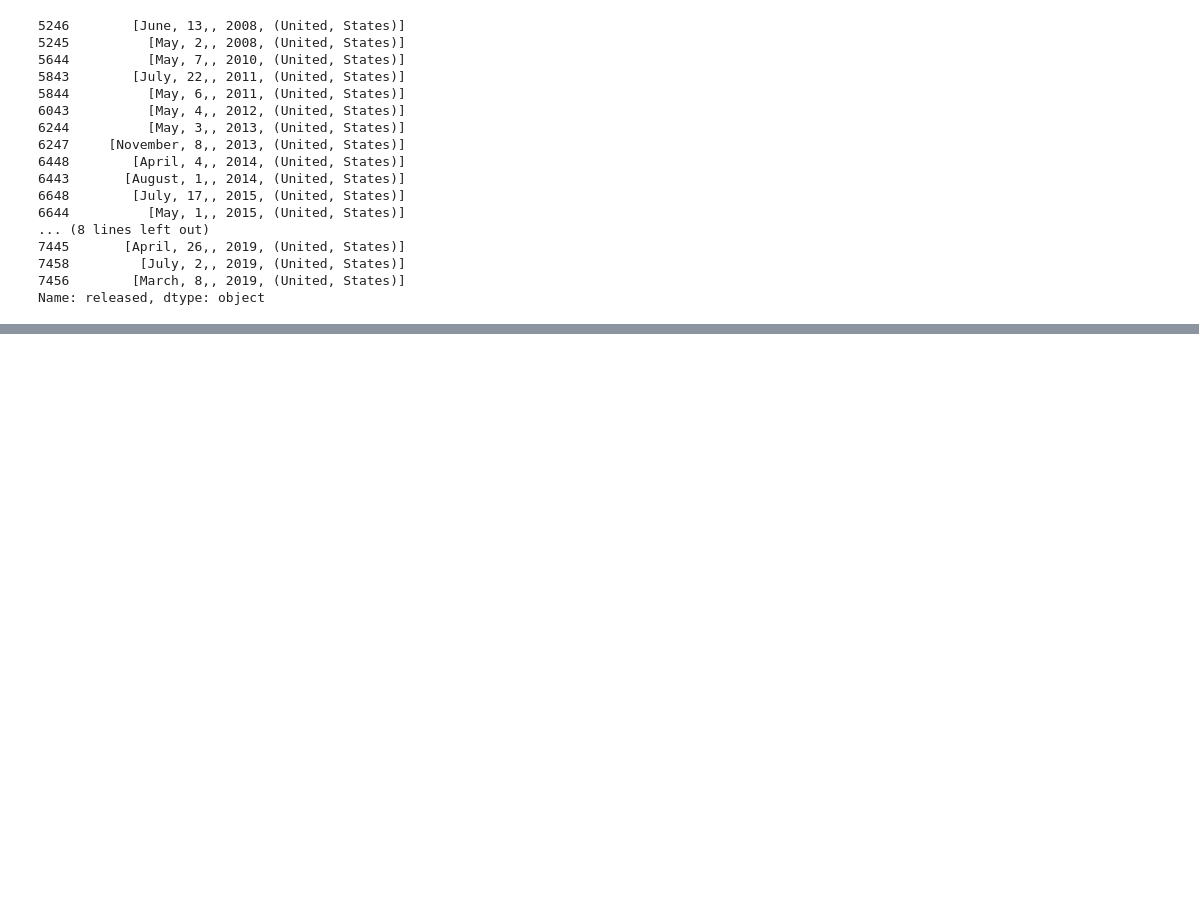
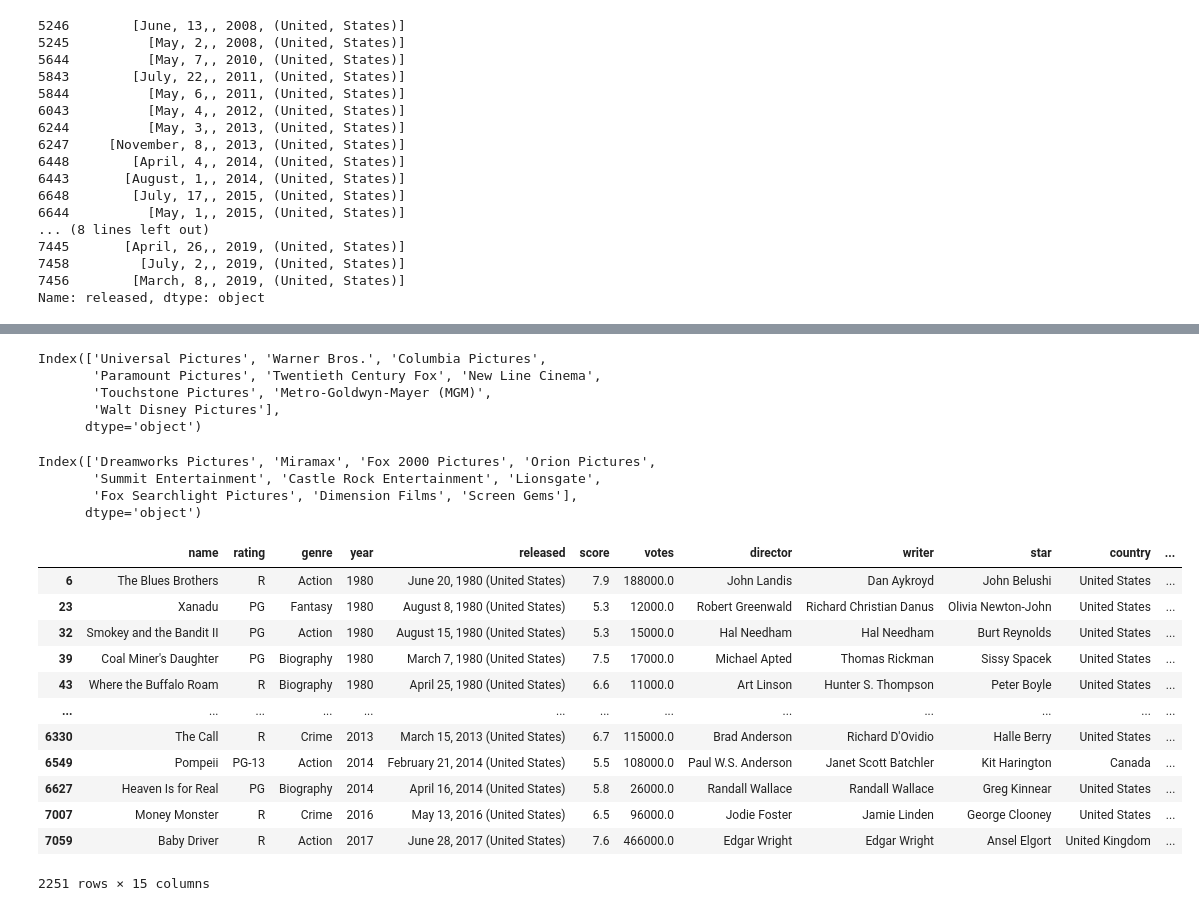
Before and after one commit to JaeHong-Park987/Kaggle, a Jupyter notebook: Movie Industry/Movie Industry 분석.ipynb, the cells around one changed output, grey strips where cells are left out. Drawn from its saved outputs; the diff is of its cells as text; code cells hidden in the pictures; blank space fills up the shorter version.

```diff
--- a/Movie Industry/Movie Industry 분석.ipynb
+++ b/Movie Industry/Movie Industry 분석.ipynb
@@ -525,0 +569,38 @@ Name: released, dtype: object
+# %%
+top20company[:9]
+# %% [output]
+Index(['Universal Pictures', 'Warner Bros.', 'Columbia Pictures',
+       'Paramount Pictures', 'Twentieth Century Fox', 'New Line Cinema',
+       'Touchstone Pictures', 'Metro-Goldwyn-Mayer (MGM)',
+       'Walt Disney Pictures'],
+      dtype='object')
+# %%
+top20company[10:20]
+# %% [output]
+Index(['Dreamworks Pictures', 'Miramax', 'Fox 2000 Pictures', 'Orion Pictures',
+       'Summit Entertainment', 'Castle Rock Entertainment', 'Lionsgate',
+       'Fox Searchlight Pictures', 'Dimension Films', 'Screen Gems'],
+      dtype='object')
+# %%
+df_top10 = pd.DataFrame()
+df_top10_20 = pd.DataFrame()
+
+for i in top20company[:10]:
+     df_new = df[df['company'] == i]
+     df_top10 = pd.concat([df_top10, df_new])
+
+df_top10
+# %% [output]
+|  | name | rating | genre | year | released | score | votes | director | writer | star | country | ... |
+| 6 | The Blues Brothers | R | Action | 1980 | June 20, 1980 (United States) | 7.9 | 188000.0 | John Landis | Dan Aykroyd | John Belushi | United States | ... |
+| 23 | Xanadu | PG | Fantasy | 1980 | August 8, 1980 (United States) | 5.3 | 12000.0 | Robert Greenwald | Richard Christian Danus | Olivia Newton-John | United States | ... |
+| 32 | Smokey and the Bandit II | PG | Action | 1980 | August 15, 1980 (United States) | 5.3 | 15000.0 | Hal Needham | Hal Needham | Burt Reynolds | United States | ... |
+| 39 | Coal Miner's Daughter | PG | Biography | 1980 | March 7, 1980 (United States) | 7.5 | 17000.0 | Michael Apted | Thomas Rickman | Sissy Spacek | United States | ... |
+| 43 | Where the Buffalo Roam | R | Biography | 1980 | April 25, 1980 (United States) | 6.6 | 11000.0 | Art Linson | Hunter S. Thompson | Peter Boyle | United States | ... |
+| ... | ... | ... | ... | ... | ... | ... | ... | ... | ... | ... | ... | ... |
+| 6330 | The Call | R | Crime | 2013 | March 15, 2013 (United States) | 6.7 | 115000.0 | Brad Anderson | Richard D'Ovidio | Halle Berry | United States | ... |
+| 6549 | Pompeii | PG-13 | Action | 2014 | February 21, 2014 (United States) | 5.5 | 108000.0 | Paul W.S. Anderson | Janet Scott Batchler | Kit Harington | Canada | ... |
+| 6627 | Heaven Is for Real | PG | Biography | 2014 | April 16, 2014 (United States) | 5.8 | 26000.0 | Randall Wallace | Randall Wallace | Greg Kinnear | United States | ... |
+| 7007 | Money Monster | R | Crime | 2016 | May 13, 2016 (United States) | 6.5 | 96000.0 | Jodie Foster | Jamie Linden | George Clooney | United States | ... |
+| 7059 | Baby Driver | R | Action | 2017 | June 28, 2017 (United States) | 7.6 | 466000.0 | Edgar Wright | Edgar Wright | Ansel Elgort | United Kingdom | ... |
+2251 rows × 15 columns
```
Also changed, not shown: parts of 8 cells of this notebook.
